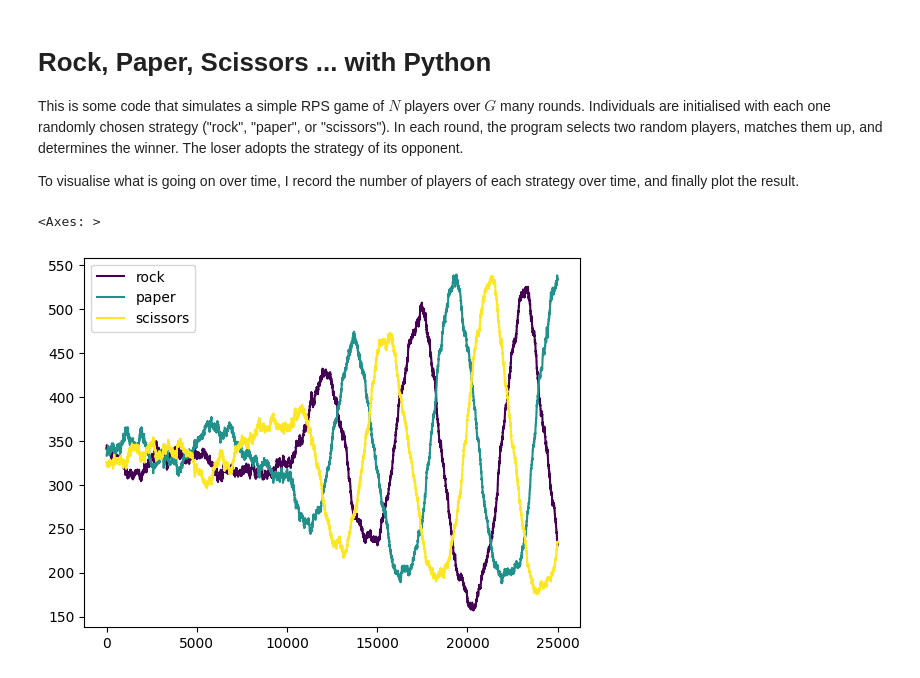
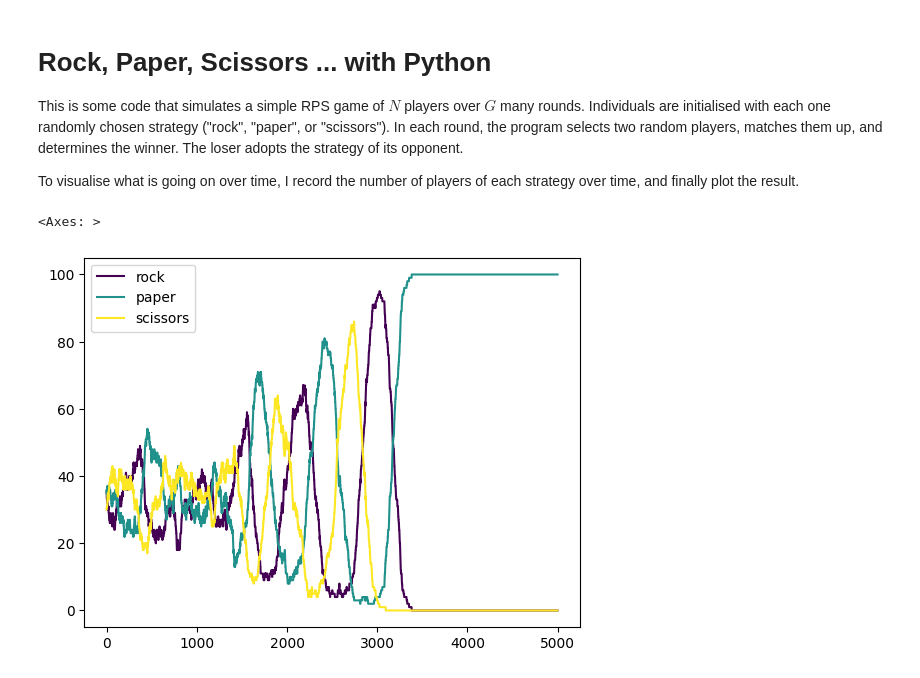
Before and after one commit to marcosmolla/rockpaperscissors, a Jupyter notebook: rockpaperscissors_time.ipynb, the cells around one changed output. Drawn from its saved outputs; the diff is of its cells as text; code cells hidden in the pictures.

```diff
--- a/rockpaperscissors_time.ipynb
+++ b/rockpaperscissors_time.ipynb
@@ -23,25 +23,25 @@ def count(strategies, possibleStrategies):
         counts.append(strategies.count(strategy))
     return counts
 # %%
-populationSize = 1000
-simulationTurns = 25000
+populationSize = 100
+simulationTurns = 5000
 possibleStrategies = ["rock", "paper", "scissors"]
 strategies = random.choices(possibleStrategies, k=populationSize)
 recordResults = pd.DataFrame(0, index=range(simulationTurns), columns=possibleStrategies)
 
 for turn in range(simulationTurns):
     # Choose two random players
     player1, player2 = random.sample(range(populationSize), k=2)
     # Only play, if players have different strategies (else it's a tie)
     if strategies[player1] != strategies[player2]:
         # Determine who wins and who looses
         winner, looser = compareStrategies(strategies, [player1, player2])
         # Looser copies winning strategy
         strategies[looser] = strategies[winner]
     # Record current count of strategies
     recordResults.iloc[turn] = count(strategies, possibleStrategies)
 
 recordResults.plot.line(cmap="viridis")
 # %% [output]
 <Axes: >
-[figure, old version]
+[figure, new version]
```
